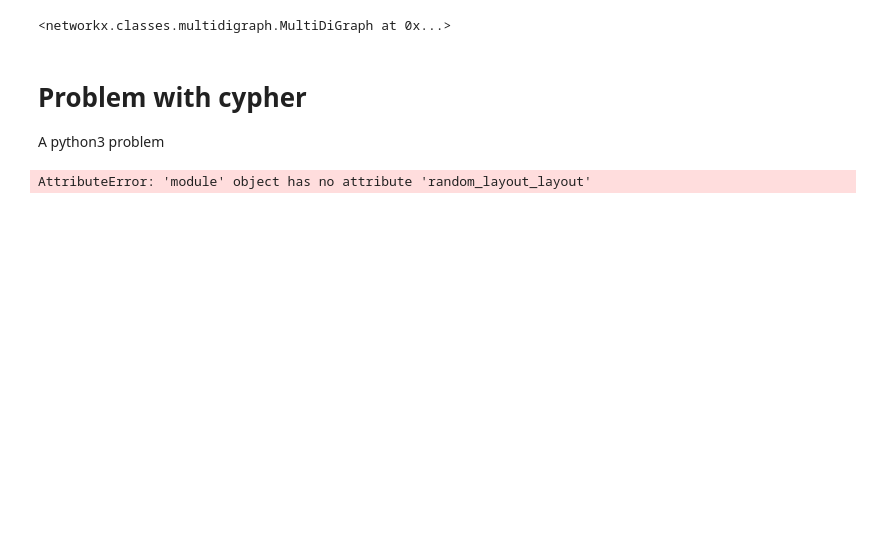
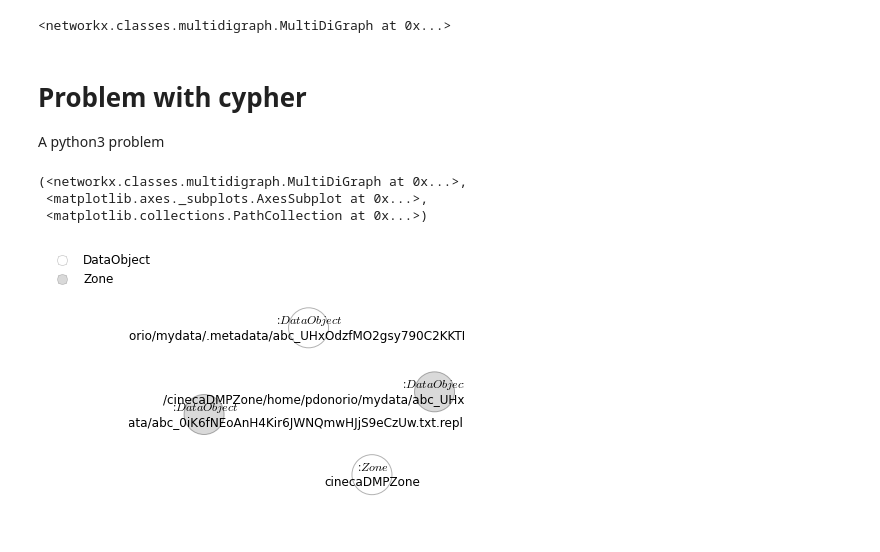
Before and after one commit to pdonorio/irods2graph, a Jupyter notebook: notebooks/Cypher ipython extension.ipynb, the cells around one changed output. Cells and saved outputs as stored; diff of their text form; code cells hidden in the pictures; blank space fills up the shorter version.

```diff
--- a/notebooks/Cypher ipython extension.ipynb
+++ b/notebooks/Cypher ipython extension.ipynb
@@ -71,6 +50,9 @@ results.get_graph()
 # Problem with cypher
 A python3 problem
 # %%
-results.draw(layout='random_layout')
+results.draw()
 # %% [output]
-AttributeError: 'module' object has no attribute 'random_layout_layout'
+(<networkx.classes.multidigraph.MultiDiGraph at 0x...>,
+ <matplotlib.axes._subplots.AxesSubplot at 0x...>,
+ <matplotlib.collections.PathCollection at 0x...>)
+[figure, added]
```
Also changed, not shown: parts of 4 cells of this notebook.
